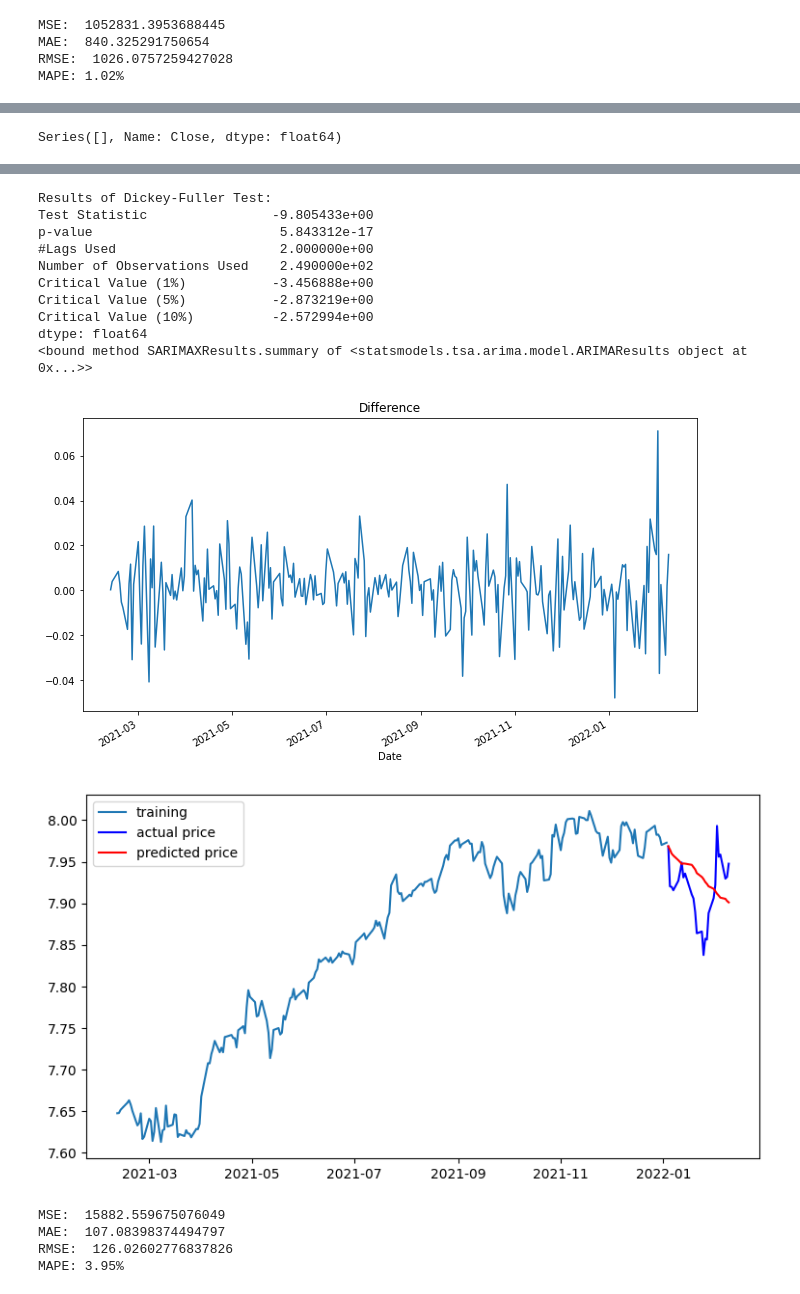
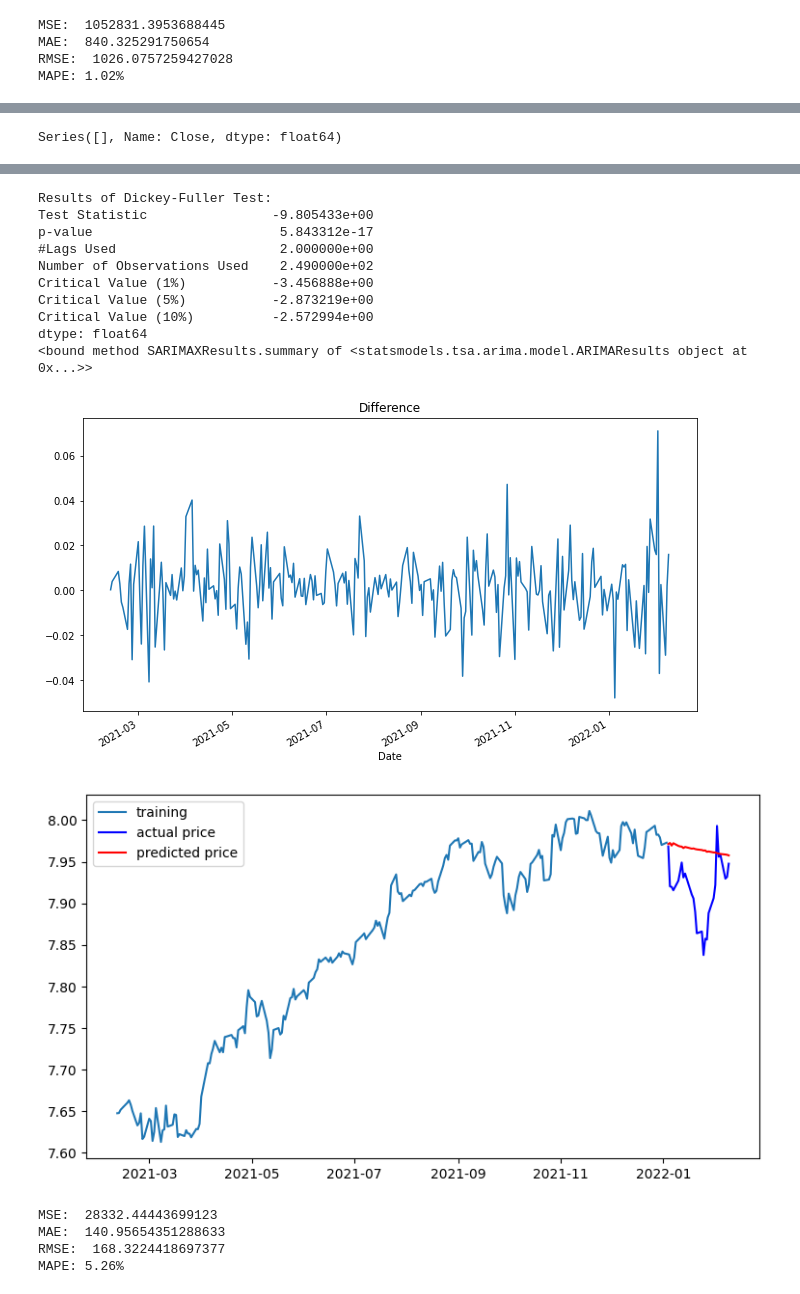
Before and after one commit to shwldus3/aiffel-exploration, a Jupyter notebook: [E-11]StockPredict.ipynb, the cells around one changed output, grey strips where cells are left out. Drawn from its saved outputs; the diff is of its cells as text; code cells hidden in the pictures.

```diff
--- a/[E-11]StockPredict.ipynb
+++ b/[E-11]StockPredict.ipynb
@@ -201,9 +201,6 @@ def decompositionTs(ts_log):
     plt.legend(loc='best')
     plt.tight_layout()
 
-    residual.dropna(inplace=True)
-    augmented_dickey_fuller_test(residual)
-
     return [trend, seasonal, residual]
 # %% [markdown]
 ---
@@ -269,9 +266,9 @@ dtype: float64
 
 # augmented_dickey_fuller_test(diff_2)
 # %%
-def findARIMAargu(ts_log, diff_cnt):
-    plot_acf(ts_log)
-    plot_pacf(ts_log)
+def findARIMAargu(ts_log, diff_cnt, lags=25):
+    plot_acf(ts_log, lags=lags)
+    plot_pacf(ts_log, lags=lags)
     plt.show()
 
     diff_result = ts_log
@@ -401,13 +402,15 @@ goog_ts_log = preprocessing(goog_ts)
 
 plot_rolling_statistics(goog_ts_log, window=5)
 
+augmented_dickey_fuller_test(goog_ts_log)
+
 goog_trend, goog_seasonal, goog_residual = decompositionTs(goog_ts_log)
 
 goog_train_data, goog_test_data = getTrainTestData(goog_ts_log)
 
 findARIMAargu(goog_ts_log, 1)
 
-goog_fitted_m = trainModel(goog_train_data, 25, 0, 1)
+goog_fitted_m = trainModel(goog_train_data, 15, 0, 1)
 
 goog_train_data
 
@@ -428,21 +431,21 @@ Critical Value (10%)            -2.573952
 dtype: float64
 [figure]
 [figure]
 [figure]
 [figure]
 Results of Dickey-Fuller Test:
 Test Statistic                -9.805433e+00
 p-value                        5.843312e-17
 #Lags Used                     2.000000e+00
 Number of Observations Used    2.490000e+02
 Critical Value (1%)           -3.456888e+00
 Critical Value (5%)           -2.873219e+00
 Critical Value (10%)          -2.572994e+00
 dtype: float64
 <bound method SARIMAXResults.summary of <statsmodels.tsa.arima.model.ARIMAResults object at 0x...>>
 [figure]
-[figure, old version]
+[figure, new version]
-MSE:  15882.559675076049
-MAE:  107.08398374494797
-RMSE:  126.02602776837826
-MAPE: 3.95%
+MSE:  28332.44443699123
+MAE:  140.95654351288633
+RMSE:  168.3224418697377
+MAPE: 5.26%
```
Also changed, not shown: parts of 11 cells of this notebook.
